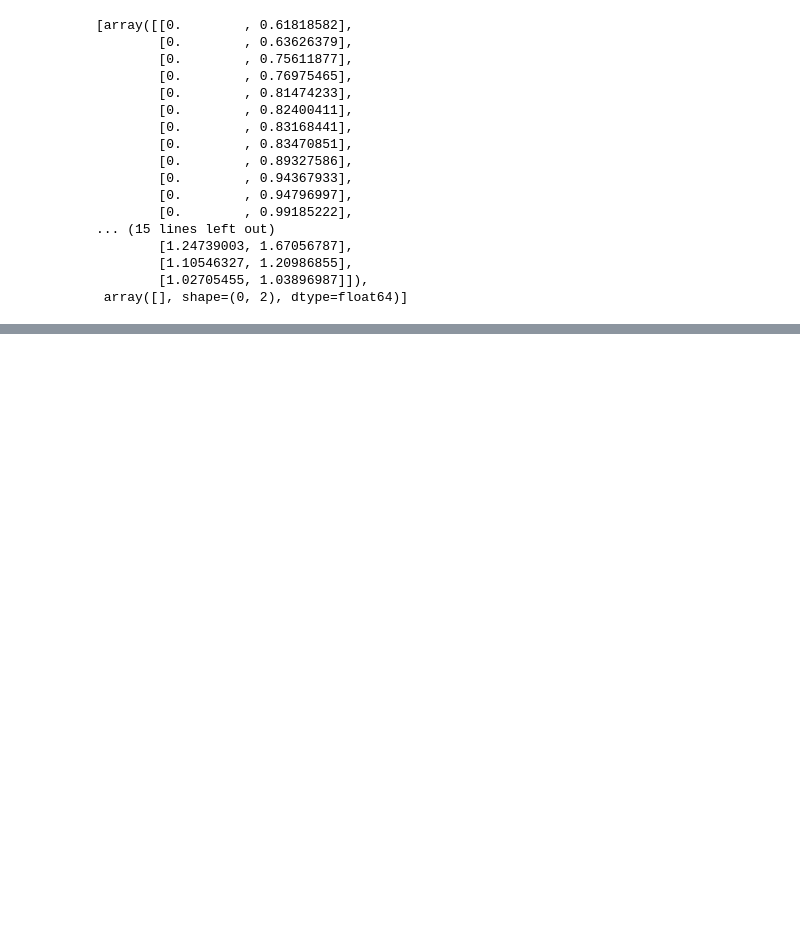
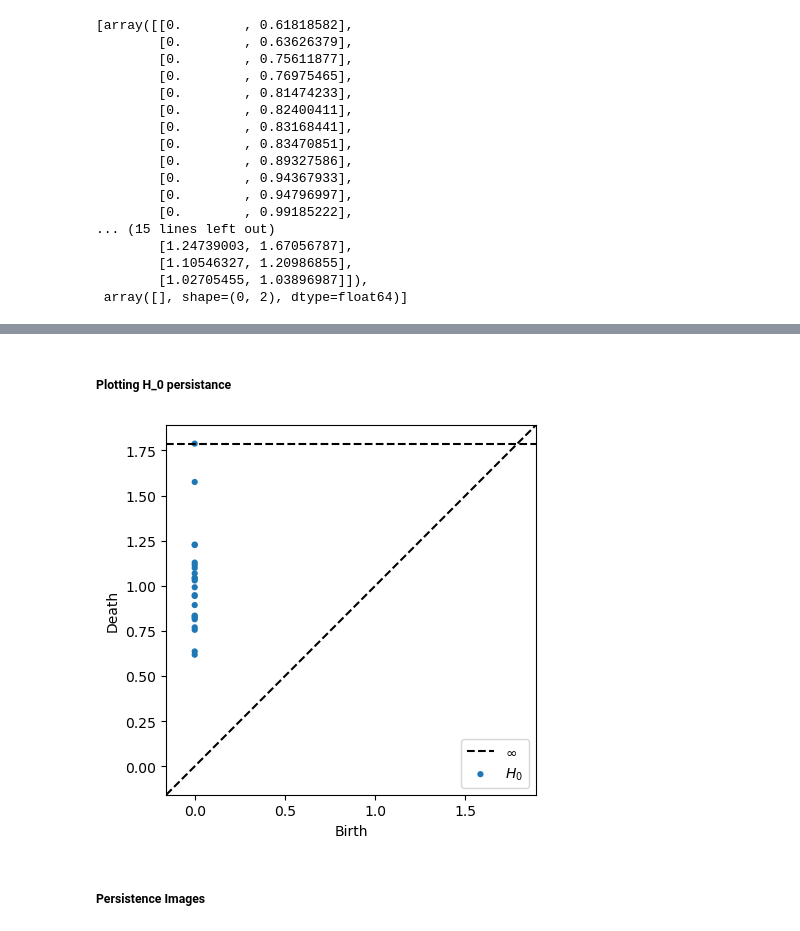
Before and after one commit to hashansl/opioid-risk-modeling, a Jupyter notebook: persistance.ipynb, the cells around one changed output, grey strips where cells are left out. Saved outputs shown, nothing was run; the diff lists cells and outputs as text; code cells hidden in the pictures; blank space fills up the shorter version.

```diff
--- a/persistance.ipynb
+++ b/persistance.ipynb
@@ -150,0 +175,8 @@ data['dgms']
+# %% [markdown]
+##### Plotting H_0 persistance
+# %%
+persim.plot_diagrams(data_dgm[0], show=True)
+# %% [output]
+[figure, added]
+# %% [markdown]
+#####  Persistence Images
```
Also changed, not shown: parts of 30 cells of this notebook.
